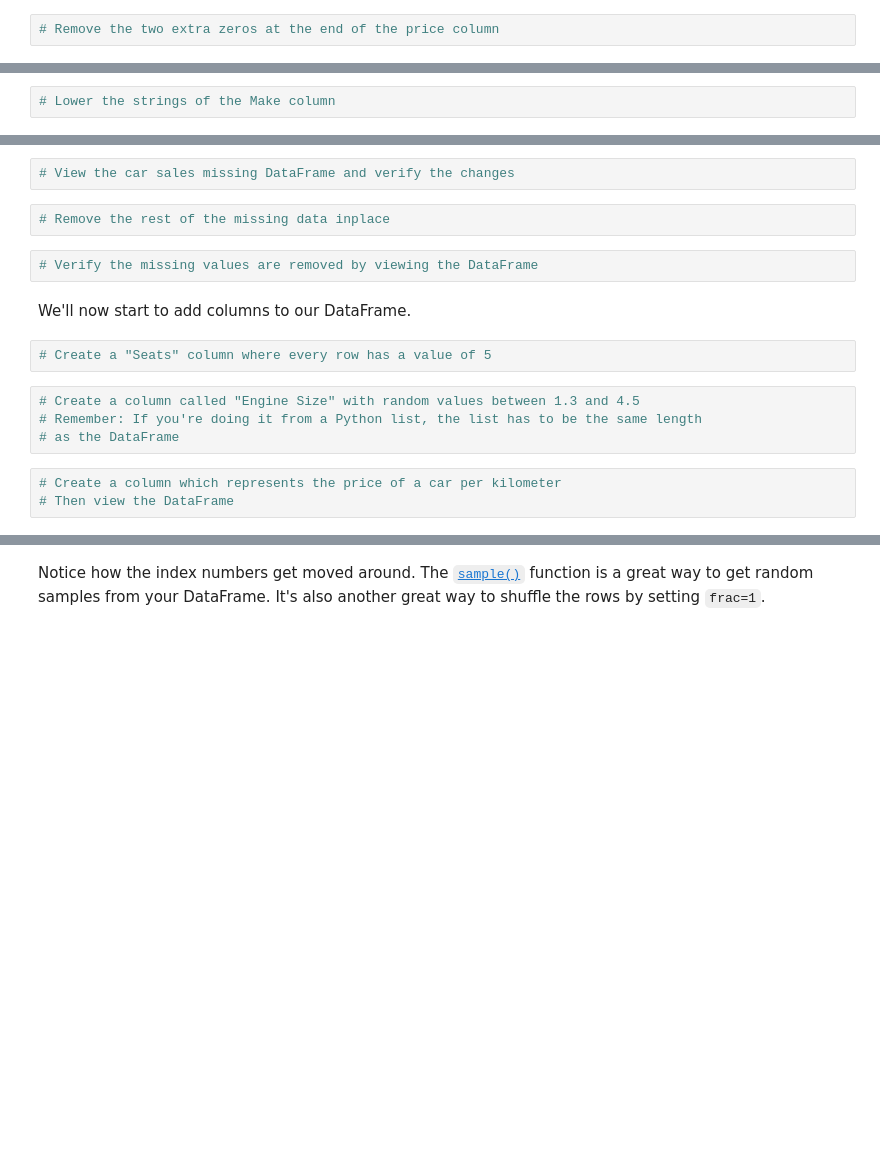
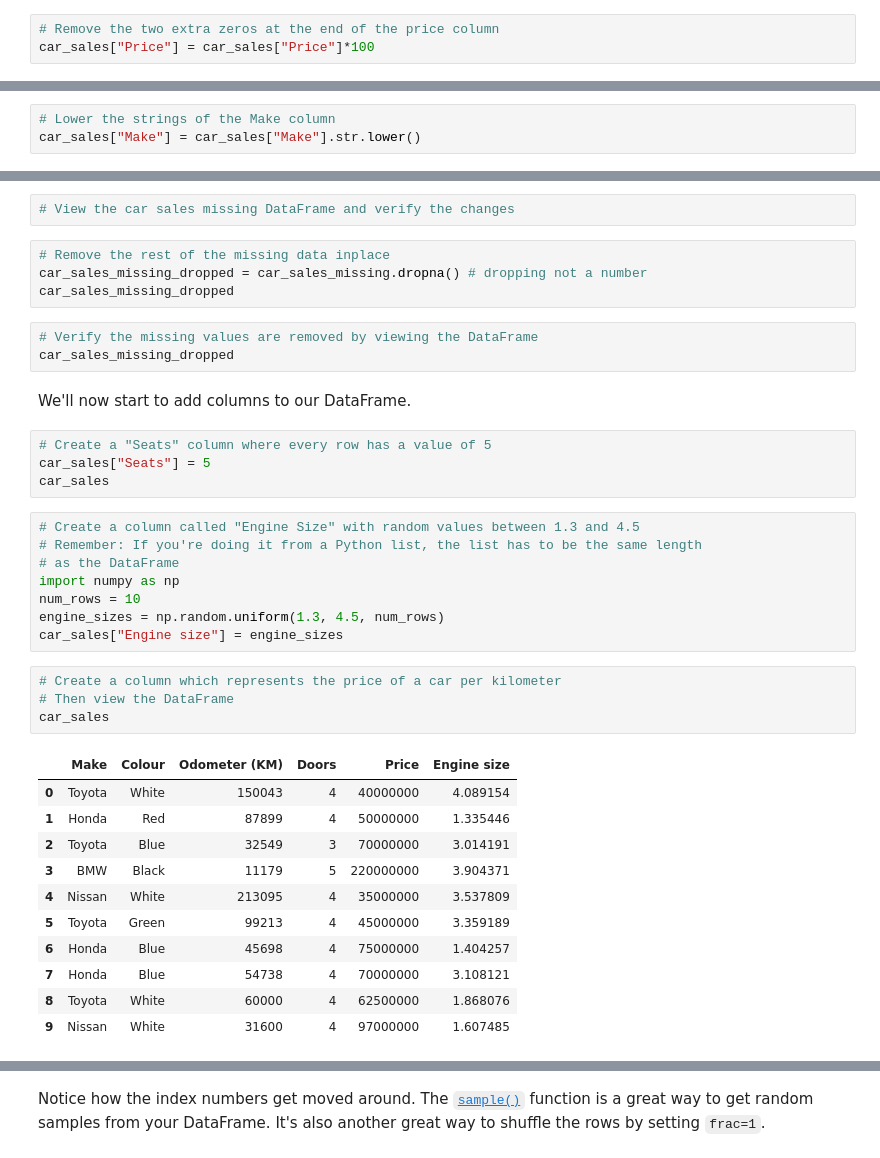
Before and after one commit to HM-bcard/TensorFlow-Developer-Certificate-Bootcamp, a Jupyter notebook: pandas-exercises.ipynb, the cells around one changed output, grey strips where cells are left out. Cells and saved outputs as stored; diff of their text form; blank space fills up the shorter version.

```diff
--- a/pandas-exercises.ipynb
+++ b/pandas-exercises.ipynb
@@ -249,4 +275,5 @@ See how you can provide the example code there to the problem here.
 # %%
 # Remove the two extra zeros at the end of the price column
+car_sales["Price"] = car_sales["Price"]*100
 # %%
 # Check the changes to the Price column
@@ -255,5 +298,6 @@ See how you can provide the example code there to the problem here.
 # %%
 # Lower the strings of the Make column
+car_sales["Make"] = car_sales["Make"].str.lower()
 # %% [markdown]
 If you check the car sales DataFrame, you'll notice the Make column hasn't been lowered.
 
@@ -283,18 +330,40 @@ Let's try fill them.
 # View the car sales missing DataFrame and verify the changes
 # %%
 # Remove the rest of the missing data inplace
+car_sales_missing_dropped = car_sales_missing.dropna() # dropping not a number
+car_sales_missing_dropped
 # %%
 # Verify the missing values are removed by viewing the DataFrame
+car_sales_missing_dropped
 # %% [markdown]
 We'll now start to add columns to our DataFrame.
 # %%
 # Create a "Seats" column where every row has a value of 5
+car_sales["Seats"] = 5
+car_sales
 # %%
 # Create a column called "Engine Size" with random values between 1.3 and 4.5
 # Remember: If you're doing it from a Python list, the list has to be the same length
 # as the DataFrame
+import numpy as np
+num_rows = 10
+engine_sizes = np.random.uniform(1.3, 4.5, num_rows)
+car_sales["Engine size"] = engine_sizes
 # %%
 # Create a column which represents the price of a car per kilometer
 # Then view the DataFrame
+car_sales
+# %% [output]
+|  | Make | Colour | Odometer (KM) | Doors | Price | Engine size |
+| 0 | Toyota | White | 150043 | 4 | 40000000 | 4.089154 |
+| 1 | Honda | Red | 87899 | 4 | 50000000 | 1.335446 |
+| 2 | Toyota | Blue | 32549 | 3 | 70000000 | 3.014191 |
+| 3 | BMW | Black | 11179 | 5 | 220000000 | 3.904371 |
+| 4 | Nissan | White | 213095 | 4 | 35000000 | 3.537809 |
+| 5 | Toyota | Green | 99213 | 4 | 45000000 | 3.359189 |
+| 6 | Honda | Blue | 45698 | 4 | 75000000 | 1.404257 |
+| 7 | Honda | Blue | 54738 | 4 | 70000000 | 3.108121 |
+| 8 | Toyota | White | 60000 | 4 | 62500000 | 1.868076 |
+| 9 | Nissan | White | 31600 | 4 | 97000000 | 1.607485 |
 # %%
 # Remove the last column you added using .drop()
```
Also changed, not shown: parts of 14 cells of this notebook.
